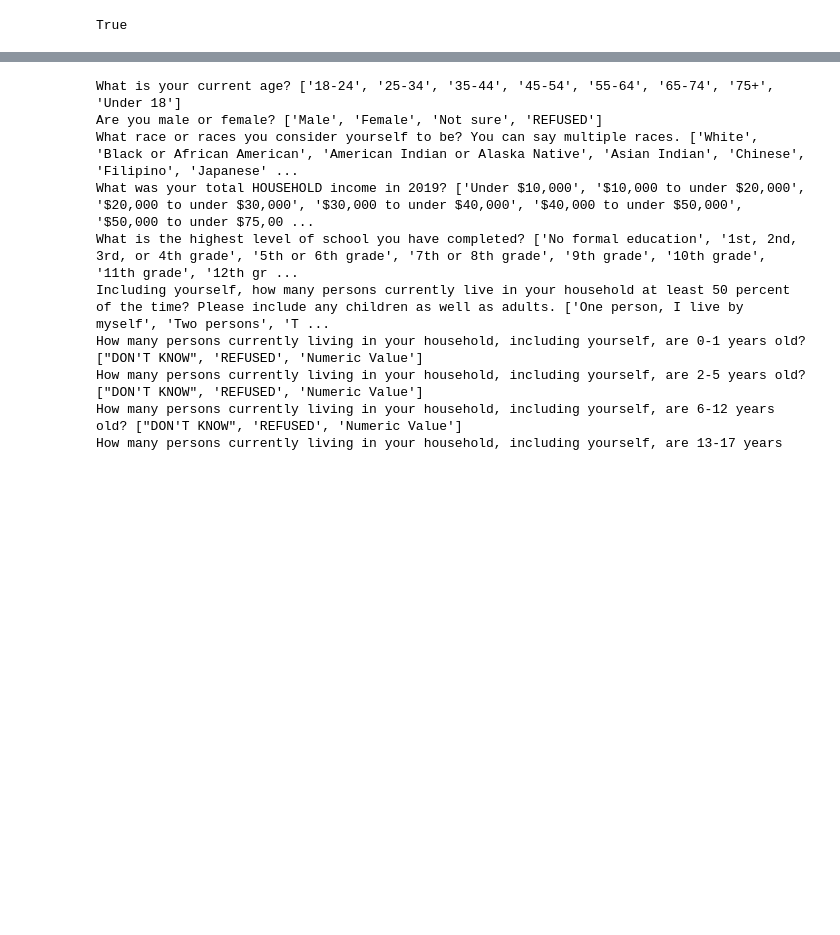
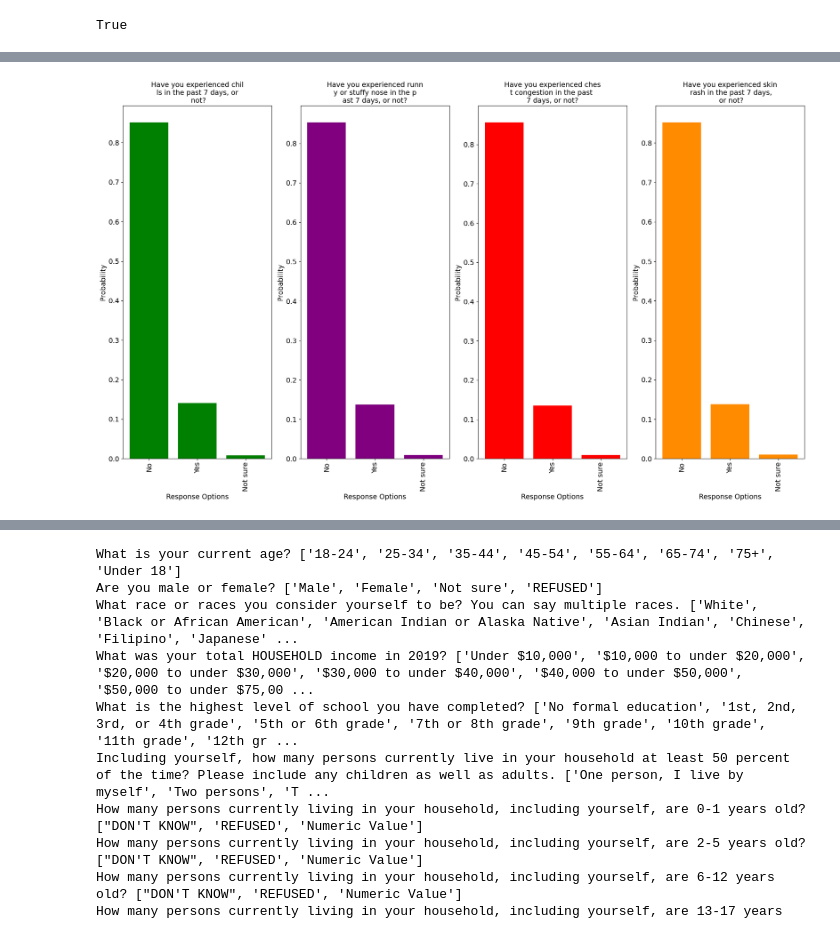
Before and after one commit to Kurmich/ai-agent-based-survey, a Jupyter notebook: generate_scripts.ipynb, the cells around one changed output, grey strips where cells are left out. Drawn from its saved outputs; the diff is of its cells as text; code cells hidden in the pictures; blank space fills up the shorter version.

```diff
--- a/generate_scripts.ipynb
+++ b/generate_scripts.ipynb
@@ -18 +247,5 @@ True
+# %%
+plot_response_histograms(text_survey_df, codebook, [ 'PHYS1B', 'PHYS1C','PHYS1D', 'PHYS1E'], colors = ['green', 'purple', 'red', 'darkorange'])
+# %% [output]
+[figure, added]
 # %%
```
Also changed, not shown: parts of 21 cells of this notebook, 4 other files.
